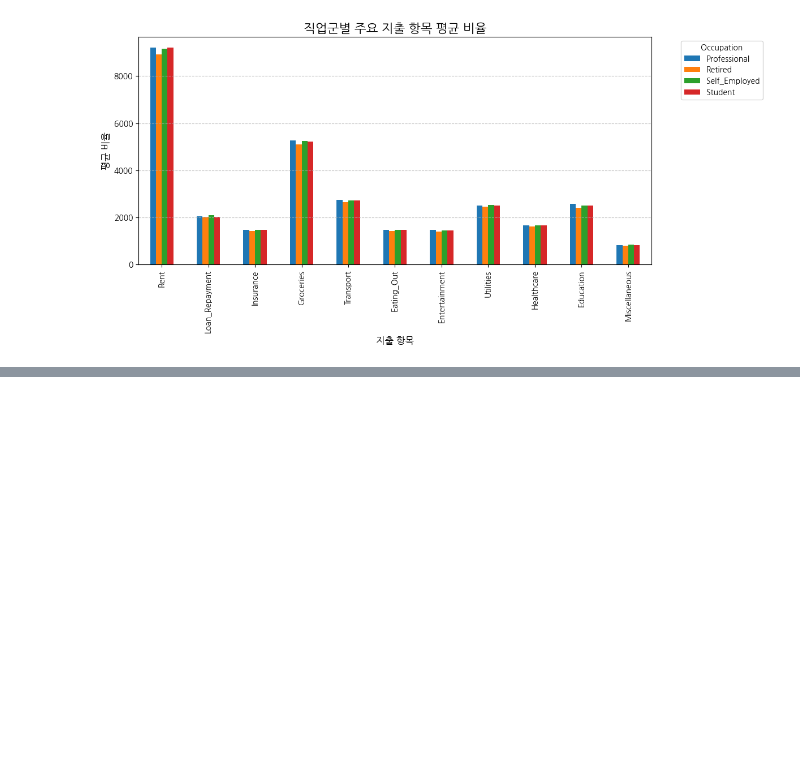
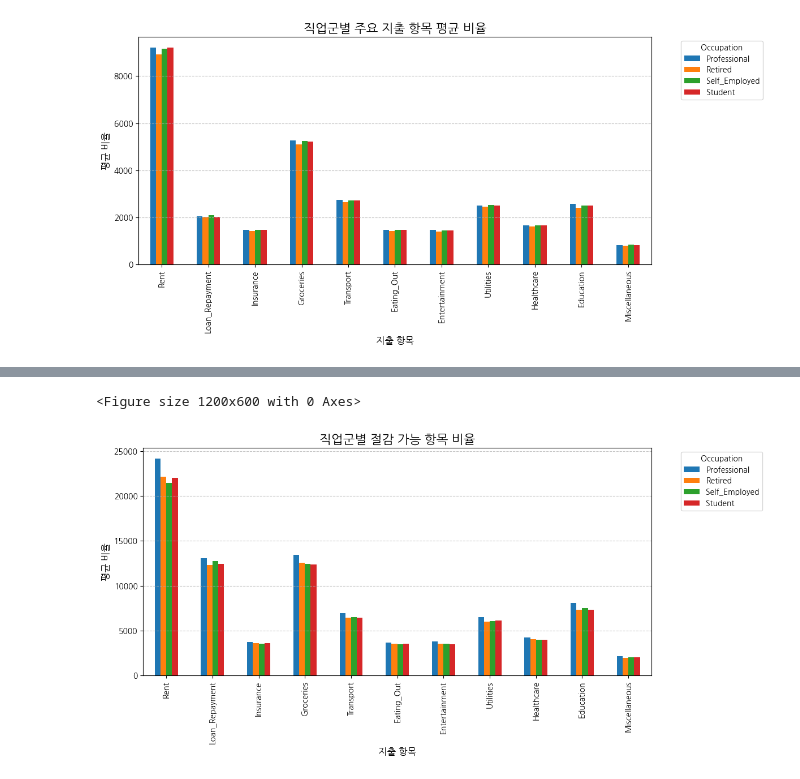
Before and after one commit to jihun-shim/study_data_analytics, a Jupyter notebook: quest/EDA/indian-personal-finance-and-spending-habits.ipynb, the cells around one changed output, grey strips where cells are left out. Drawn from its saved outputs; the diff is of its cells as text; code cells hidden in the pictures; blank space fills up the shorter version.

```diff
--- a/quest/EDA/indian-personal-finance-and-spending-habits.ipynb
+++ b/quest/EDA/indian-personal-finance-and-spending-habits.ipynb
@@ -131,0 +113,8 @@ else:
+# %%
+# 예: 특정 기준으로 절감 가능 항목 확인
+average_spending = df_india[spending_columns].mean()
+above_average_spending = df_india[(df_india[spending_columns] > average_spending).all(axis = 1)]
+
+# 직업군별 절감 가능 항목 비율 계산
+potential_savings = above_average_spending.groupby('Occupation')[spending_columns].mean()
+potential_savings
@@ -131,0 +128,14 @@ else:
+# %%
+# 4. 절감 우선 순위 시각화
+plt.figure(figsize = (12,6))
+potential_savings.T.plot(kind = 'bar', figsize=(12, 6))
+plt.title('직업군별 절감 가능 항목 비율', fontsize=16)
+plt.xlabel('지출 항목', fontsize = 12)
+plt.ylabel('평균 비율', fontsize = 12)
+plt.legend(title = 'Occupation', bbox_to_anchor=(1.05, 1), loc='upper left')
+plt.grid(axis='y', linestyle='--', alpha = 0.7)
+plt.tight_layout()
+plt.show()
+# %% [output]
+<Figure size 1200x600 with 0 Axes>
+[figure, added]
```
Also changed, not shown: parts of 5 cells of this notebook, 1 other file.
